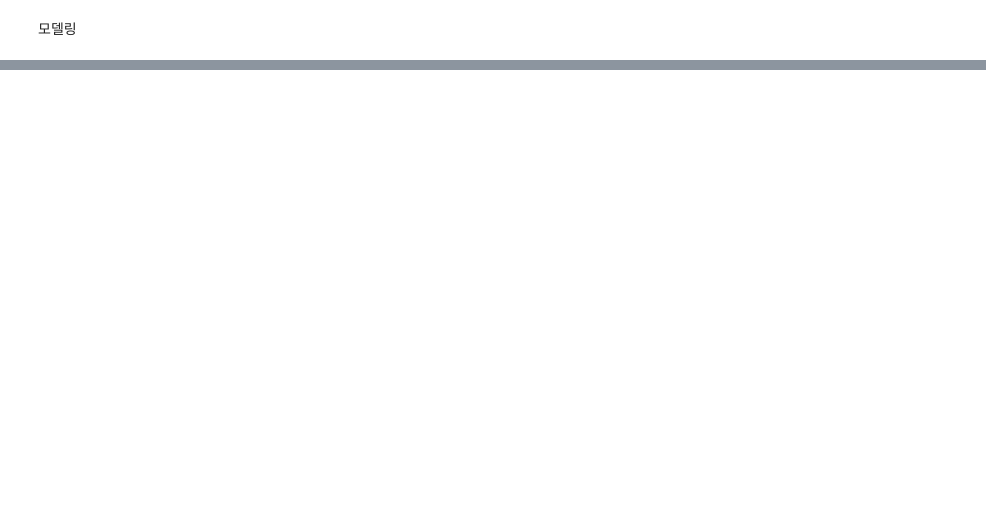
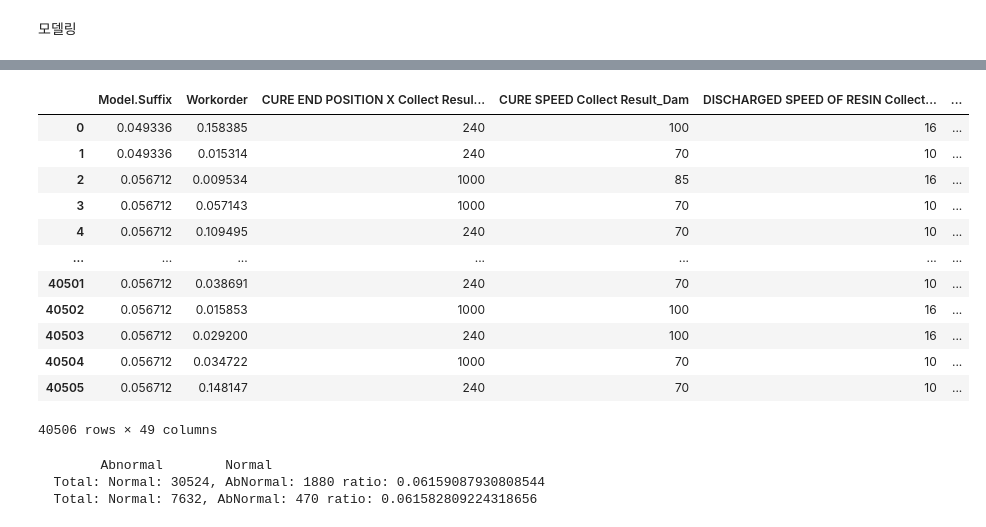
Before and after one commit to dyk9916/Lg_aimers5, a Jupyter notebook: code_log/dongyoung_code/modeling/0813.ipynb, the cells around one changed output, grey strips where cells are left out. Cells and saved outputs as stored; diff of their text form; code cells hidden in the pictures; blank space fills up the shorter version.

```diff
--- a/code_log/dongyoung_code/modeling/0813.ipynb
+++ b/code_log/dongyoung_code/modeling/0813.ipynb
@@ -614,2 +575,6 @@ Name: target, Length: 17361, dtype: float64
 # %% [markdown]
 모델링
+# %%
+test_data_cleaned.info()
+
+test_data_cleaned['target'] = test_data_cleaned['target'].astype(object)
@@ -615,0 +702,21 @@ Name: target, Length: 17361, dtype: float64
+# %%
+# Set ID 열을 별도로 저장
+set_id = test_data_cleaned['Set ID']
+
+# 테스트 데이터 인코딩 (Set ID 열 제외)
+test_data = test_data_cleaned.drop(columns=['Set ID'])
+test_data = encoder.transform(test_data)
+
+# Set ID 열을 맨 앞에 추가
+test_data.insert(0, 'Set ID', set_id)
+
+# categorical_columns에 해당하는 열의 데이터 값만 확인
+print(train_data[categorical_columns].head(3))
+print(test_data[categorical_columns].head(3))
+
+# 역 매핑 딕셔너리 생성
+reverse_target_mapping = {v: k for k, v in target_mapping.items()}
+
+# 타겟 값을 원래대로 변환
+train_data[target] = train_data[target].map(reverse_target_mapping)
+test_data[target] = test_data[target].map(reverse_target_mapping)
@@ -615,0 +732,40 @@ Name: target, Length: 17361, dtype: float64
+# %%
+test_data
+train_data
+# %% [output]
+|  | Model.Suffix | Workorder | CURE END POSITION X Collect Resul... | CURE SPEED Collect Result_Dam | DISCHARGED SPEED OF RESIN Collect... | ... |
+| 0 | 0.049336 | 0.158385 | 240 | 100 | 16 | ... |
+| 1 | 0.049336 | 0.015314 | 240 | 70 | 10 | ... |
+| 2 | 0.056712 | 0.009534 | 1000 | 85 | 16 | ... |
+| 3 | 0.056712 | 0.057143 | 1000 | 70 | 10 | ... |
+| 4 | 0.056712 | 0.109495 | 240 | 70 | 10 | ... |
+| ... | ... | ... | ... | ... | ... | ... |
+| 40501 | 0.056712 | 0.038691 | 240 | 70 | 10 | ... |
+| 40502 | 0.056712 | 0.015853 | 1000 | 100 | 16 | ... |
+| 40503 | 0.056712 | 0.029200 | 240 | 100 | 16 | ... |
+| 40504 | 0.056712 | 0.034722 | 1000 | 70 | 10 | ... |
+| 40505 | 0.056712 | 0.148147 | 240 | 70 | 10 | ... |
+40506 rows × 49 columns
+# %%
+df_train, df_val = train_test_split(
+    train_data,
+    test_size=0.2,
+    stratify=train_data["target"],
+    random_state=RANDOM_STATE,
+)
+
+def print_stats(df: pd.DataFrame):
+    num_normal = len(df[df["target"] == "Normal"])
+    num_abnormal = len(df[df["target"] == "AbNormal"])
+
+    print(f"  Total: Normal: {num_normal}, AbNormal: {num_abnormal}" + f" ratio: {num_abnormal/num_normal}")
+
+
+# Print statistics
+print(f"  \tAbnormal\tNormal")
+print_stats(df_train)
+print_stats(df_val)
+# %% [output]
+        Abnormal        Normal
+  Total: Normal: 30524, AbNormal: 1880 ratio: 0.06159087930808544
+  Total: Normal: 7632, AbNormal: 470 ratio: 0.061582809224318656
```
Also changed, not shown: parts of 55 cells of this notebook, 1 other file.
